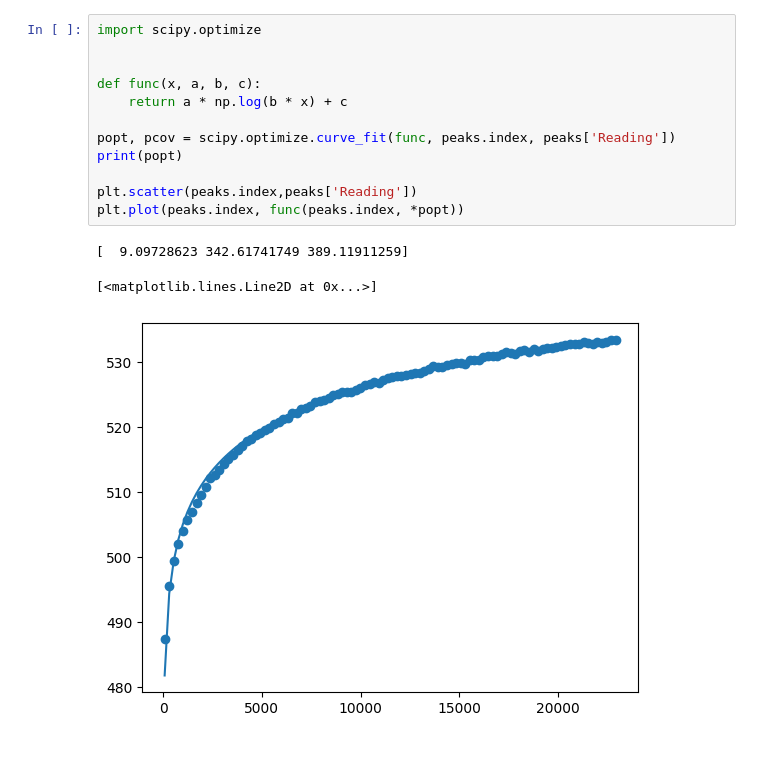
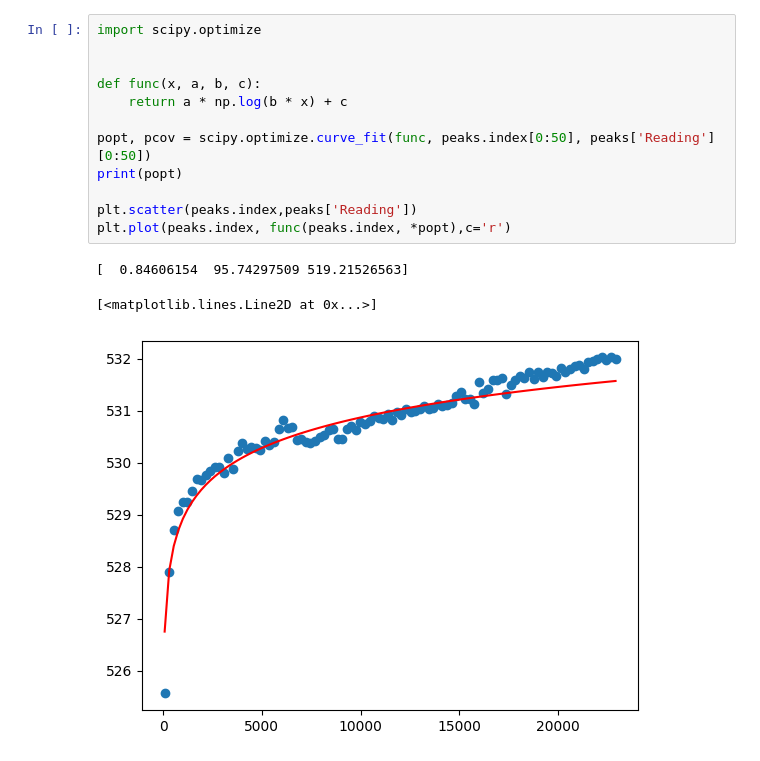
Before and after one commit to valleyquail/WormMQP, a Jupyter notebook: Data/modeling.ipynb, the cells around one changed output. Saved outputs shown, nothing was run; the diff lists cells and outputs as text.

```diff
--- a/Data/modeling.ipynb
+++ b/Data/modeling.ipynb
@@ -106,16 +104,16 @@ plt.scatter(valleys.index,valleys['Reading']+40,c='r')
 # %%
 import scipy.optimize
 
 
 def func(x, a, b, c):
     return a * np.log(b * x) + c
 
-popt, pcov = scipy.optimize.curve_fit(func, peaks.index, peaks['Reading'])
+popt, pcov = scipy.optimize.curve_fit(func, peaks.index[0:50], peaks['Reading'][0:50])
 print(popt)
 
 plt.scatter(peaks.index,peaks['Reading'])
-plt.plot(peaks.index, func(peaks.index, *popt))
+plt.plot(peaks.index, func(peaks.index, *popt),c='r')
 # %% [output]
-[  9.09728623 342.61741749 389.11911259]
+[  0.84606154  95.74297509 519.21526563]
 [<matplotlib.lines.Line2D at 0x...>]
-[figure, old version]
+[figure, new version]
```
Also changed, not shown: parts of 5 cells of this notebook, 6 other files.
